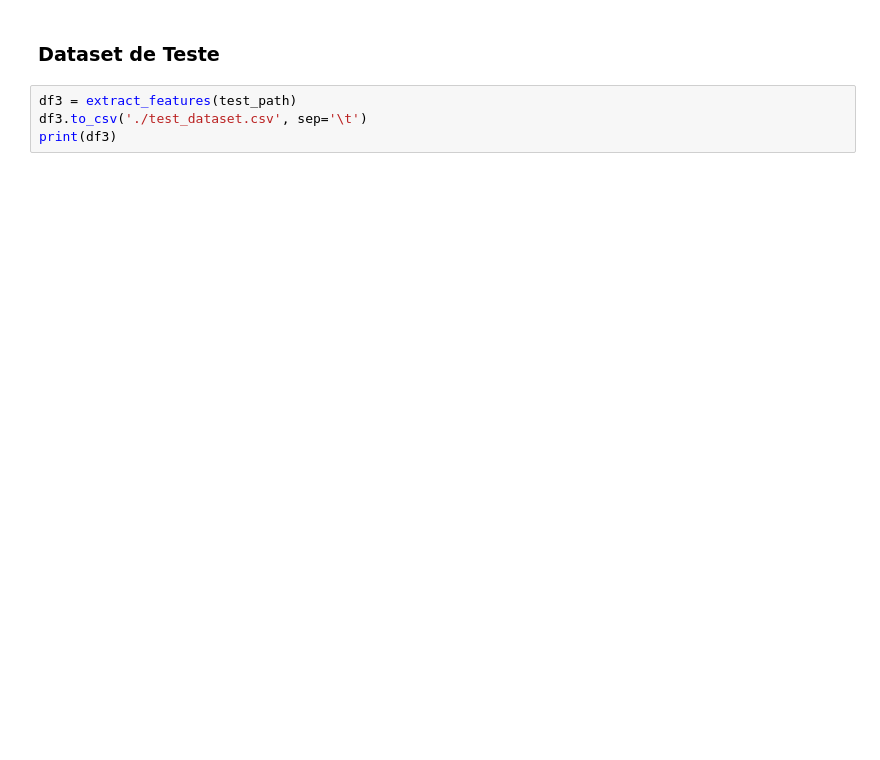
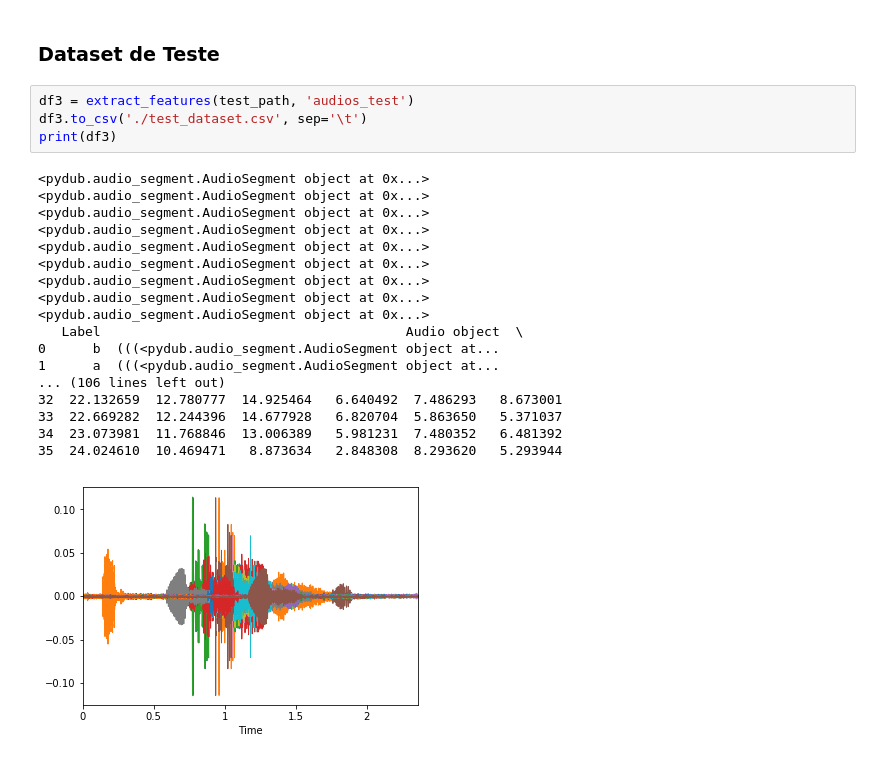
Before and after one commit to flaviajanine/MD-audio-classify, a Jupyter notebook: classifier.ipynb, the cells around one changed output. Saved outputs shown, nothing was run; the diff lists cells and outputs as text; blank space fills up the shorter version.

```diff
--- a/classifier.ipynb
+++ b/classifier.ipynb
@@ -274,9 +334,28 @@ Score de validação:
 # %% [markdown]
 ### Dataset de Teste
 # %%
-df3 = extract_features(test_path)
+df3 = extract_features(test_path, 'audios_test')
 df3.to_csv('./test_dataset.csv', sep='\t')
 print(df3)
+# %% [output]
+<pydub.audio_segment.AudioSegment object at 0x...>
+<pydub.audio_segment.AudioSegment object at 0x...>
+<pydub.audio_segment.AudioSegment object at 0x...>
+<pydub.audio_segment.AudioSegment object at 0x...>
+<pydub.audio_segment.AudioSegment object at 0x...>
+<pydub.audio_segment.AudioSegment object at 0x...>
+<pydub.audio_segment.AudioSegment object at 0x...>
+<pydub.audio_segment.AudioSegment object at 0x...>
+<pydub.audio_segment.AudioSegment object at 0x...>
+   Label                                       Audio object  \
+0      b  (((<pydub.audio_segment.AudioSegment object at...
+1      a  (((<pydub.audio_segment.AudioSegment object at...
+... (106 lines left out)
+32  22.132659  12.780777  14.925464   6.640492  7.486293   8.673001
+33  22.669282  12.244396  14.677928   6.820704  5.863650   5.371037
+34  23.073981  11.768846  13.006389   5.981231  7.480352   6.481392
+35  24.024610  10.469471   8.873634   2.848308  8.293620   5.293944
+[figure, added]
 # %%
 X_test = df[['Feature1', 'Feature2',
               'Feature3', 'Feature4',
```
Also changed, not shown: parts of 14 cells of this notebook, 30 other files.
